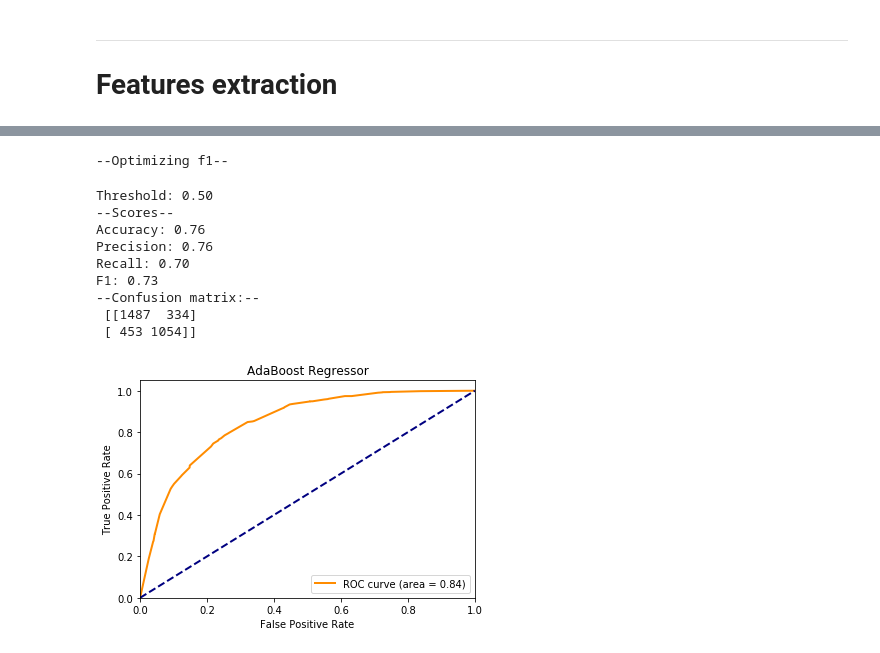
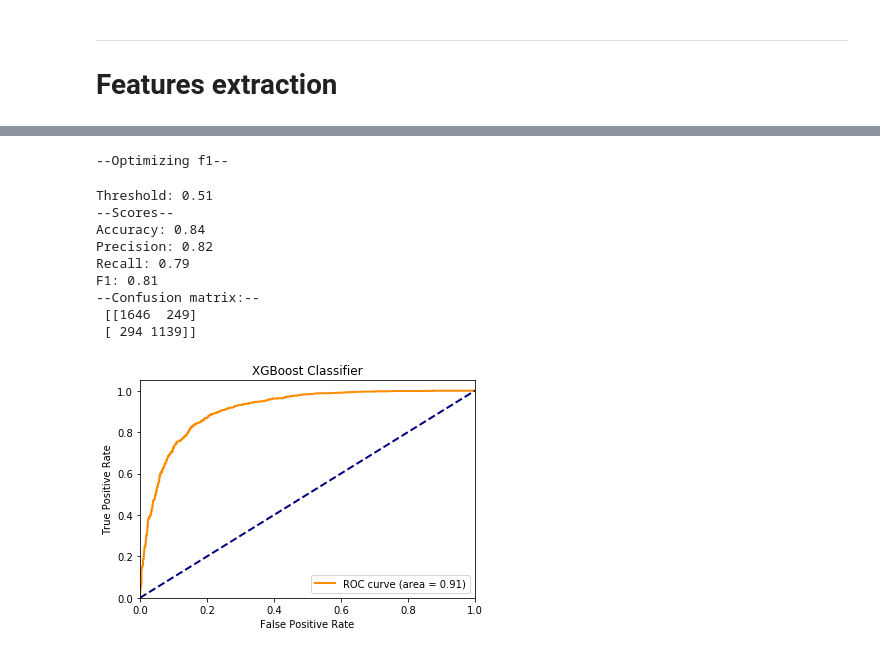
Before and after one commit to nathanshartmann/NILC-at-CWI-2018, a Jupyter notebook: Linguistic.ipynb, the cells around one changed output, grey strips where cells are left out. Saved outputs shown, nothing was run; the diff lists cells and outputs as text; code cells hidden in the pictures.

```diff
--- a/Linguistic.ipynb
+++ b/Linguistic.ipynb
@@ -57,8 +90,13 @@ y_test, y_test_prob = data_test.y, data_test.y_prob
 # %%
 scaler = StandardScaler()
 scaler.fit(x_train)
-x_train_scaled = scaler.transform(x_train)
-x_dev_scaled = scaler.transform(x_dev)
-x_test_scales = scaler.transform(x_test)
+x_train = scaler.transform(x_train)
+x_dev = scaler.transform(x_dev)
+x_test = scaler.transform(x_test)
+
+# TEST
+x_test_news = scaler.transform(x_test_news)
+x_test_wikinews = scaler.transform(x_test_wikinews)
+x_test_wikipedia = scaler.transform(x_test_wikipedia)
 # %% [markdown]
 -----
@@ -155,0 +196,6 @@ F1: 0.75
+# %%
+model = RandomForestClassifier()
+model.fit(x_train, y_train)
+pred_train= model.predict_proba(x_train)[:, 1:]
+pred_dev = model.predict_proba(x_dev)[:, 1:]
+evaluate(pred_train, pred_dev, y_train, y_dev, optimize='f1', label='RandomForest Classifier')
@@ -156,24 +232,18 @@ F1: 0.75
 # %%
-# model = AdaBoostRegressor()
-# param_grid = {
-#     'n_estimators':[10, 50, 100, 200, 300],
-#     'learning_rate': [1, 0.1, 0.001, 0.0001],
-#      'loss':['linear', 'square', 'exponential']}
-# grid_search_regressors(model, param_grid)
-model = AdaBoostRegressor()
+model = XGBClassifier(n_estimators=200, max_depth=10, learning_rate=0.1)
 model.fit(x_train, y_train)
-pred_train= model.predict(x_train)
-pred_dev = model.predict(x_dev)
-evaluate(pred_train, pred_dev, y_train, y_dev, optimize='f1', label='AdaBoost Regressor')
+pred_train= model.predict_proba(x_train)[:, 1:]
+pred_dev = model.predict_proba(x_dev)[:, 1:]
+evaluate(pred_train, pred_dev, y_train, y_dev, optimize='f1', label='XGBoost Classifier')
 # %% [output]
 --Optimizing f1--
-Threshold: 0.50
+Threshold: 0.51
 --Scores--
-Accuracy: 0.76
-Precision: 0.76
-Recall: 0.70
-F1: 0.73
+Accuracy: 0.84
+Precision: 0.82
+Recall: 0.79
+F1: 0.81
 --Confusion matrix:--
- [[1487  334]
- [ 453 1054]]
+ [[1646  249]
+ [ 294 1139]]
-[figure, old version]
+[figure, new version]
```
Also changed, not shown: parts of 28 cells of this notebook, 4 other files.
